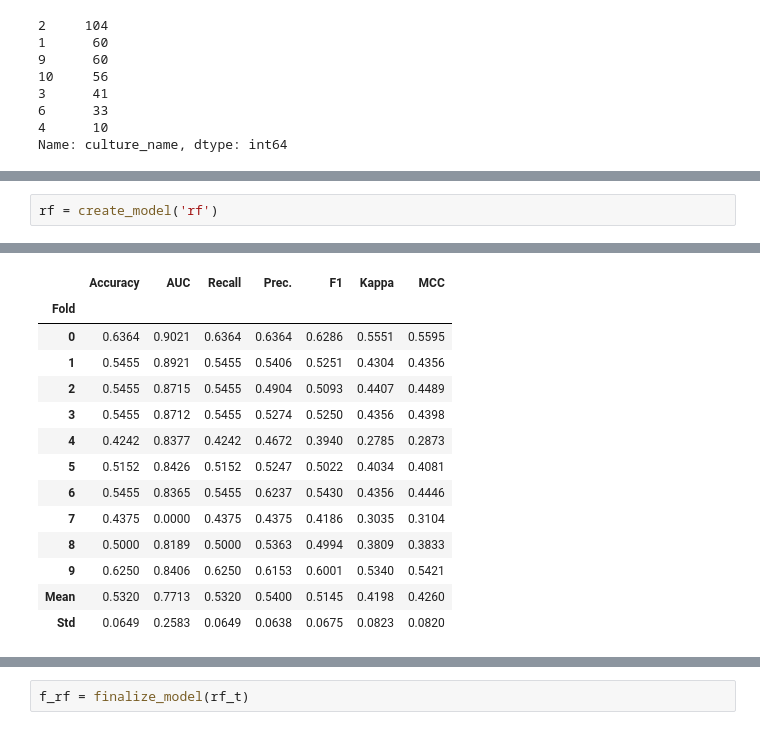
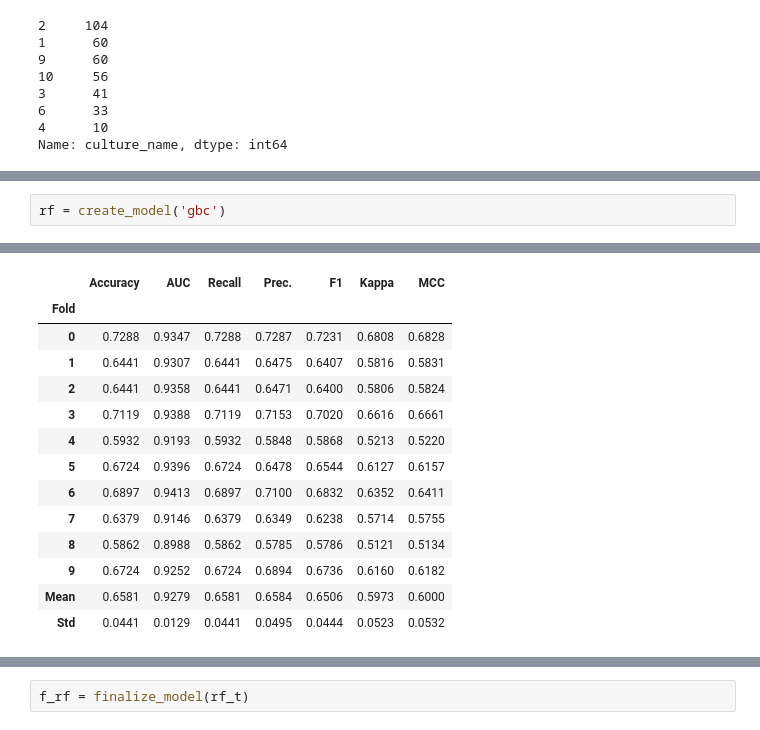
Before and after one commit to PetaBytePro/culture_agromap_DS, a Jupyter notebook: feliks/09.12.23.ipynb, the cells around one changed output, grey strips where cells are left out. Cells and saved outputs as stored; diff of their text form.

```diff
--- a/feliks/09.12.23.ipynb
+++ b/feliks/09.12.23.ipynb
@@ -284,21 +322,21 @@ clf_setup = setup(data=filtered_data,
 # %%
-rf = create_model('rf')
+rf = create_model('gbc')
 # %% [output]
 [interactive output not drawn]
 |  | Accuracy | AUC | Recall | Prec. | F1 | Kappa | MCC |
 | Fold |  |  |  |  |  |  |  |
-| 0 | 0.6364 | 0.9021 | 0.6364 | 0.6364 | 0.6286 | 0.5551 | 0.5595 |
-| 1 | 0.5455 | 0.8921 | 0.5455 | 0.5406 | 0.5251 | 0.4304 | 0.4356 |
-| 2 | 0.5455 | 0.8715 | 0.5455 | 0.4904 | 0.5093 | 0.4407 | 0.4489 |
-| 3 | 0.5455 | 0.8712 | 0.5455 | 0.5274 | 0.5250 | 0.4356 | 0.4398 |
-| 4 | 0.4242 | 0.8377 | 0.4242 | 0.4672 | 0.3940 | 0.2785 | 0.2873 |
-| 5 | 0.5152 | 0.8426 | 0.5152 | 0.5247 | 0.5022 | 0.4034 | 0.4081 |
-| 6 | 0.5455 | 0.8365 | 0.5455 | 0.6237 | 0.5430 | 0.4356 | 0.4446 |
-| 7 | 0.4375 | 0.0000 | 0.4375 | 0.4375 | 0.4186 | 0.3035 | 0.3104 |
-| 8 | 0.5000 | 0.8189 | 0.5000 | 0.5363 | 0.4994 | 0.3809 | 0.3833 |
-| 9 | 0.6250 | 0.8406 | 0.6250 | 0.6153 | 0.6001 | 0.5340 | 0.5421 |
-| Mean | 0.5320 | 0.7713 | 0.5320 | 0.5400 | 0.5145 | 0.4198 | 0.4260 |
-| Std | 0.0649 | 0.2583 | 0.0649 | 0.0638 | 0.0675 | 0.0823 | 0.0820 |
+| 0 | 0.7288 | 0.9347 | 0.7288 | 0.7287 | 0.7231 | 0.6808 | 0.6828 |
+| 1 | 0.6441 | 0.9307 | 0.6441 | 0.6475 | 0.6407 | 0.5816 | 0.5831 |
+| 2 | 0.6441 | 0.9358 | 0.6441 | 0.6471 | 0.6400 | 0.5806 | 0.5824 |
+| 3 | 0.7119 | 0.9388 | 0.7119 | 0.7153 | 0.7020 | 0.6616 | 0.6661 |
+| 4 | 0.5932 | 0.9193 | 0.5932 | 0.5848 | 0.5868 | 0.5213 | 0.5220 |
+| 5 | 0.6724 | 0.9396 | 0.6724 | 0.6478 | 0.6544 | 0.6127 | 0.6157 |
+| 6 | 0.6897 | 0.9413 | 0.6897 | 0.7100 | 0.6832 | 0.6352 | 0.6411 |
+| 7 | 0.6379 | 0.9146 | 0.6379 | 0.6349 | 0.6238 | 0.5714 | 0.5755 |
+| 8 | 0.5862 | 0.8988 | 0.5862 | 0.5785 | 0.5786 | 0.5121 | 0.5134 |
+| 9 | 0.6724 | 0.9252 | 0.6724 | 0.6894 | 0.6736 | 0.6160 | 0.6182 |
+| Mean | 0.6581 | 0.9279 | 0.6581 | 0.6584 | 0.6506 | 0.5973 | 0.6000 |
+| Std | 0.0441 | 0.0129 | 0.0441 | 0.0495 | 0.0444 | 0.0523 | 0.0532 |
 [interactive output not drawn]
 # %%
 rf_t = tune_model(rf)
```
Also changed, not shown: parts of 19 cells of this notebook, 3 other files.
